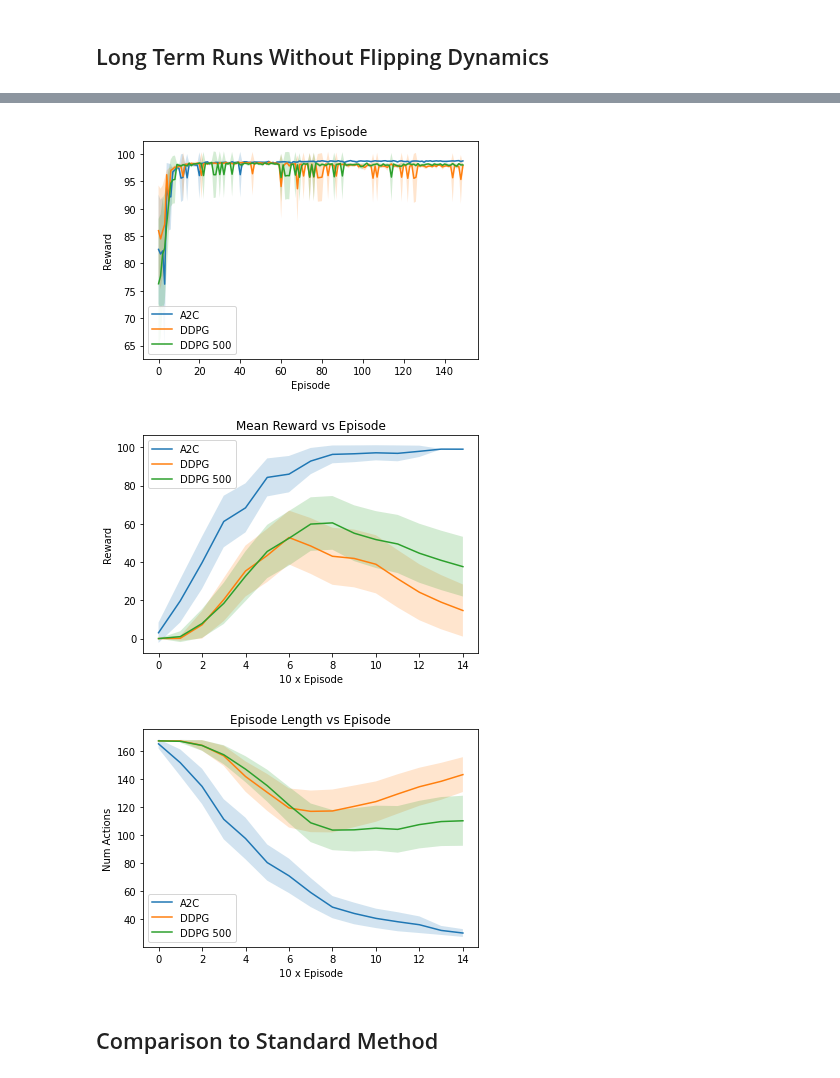
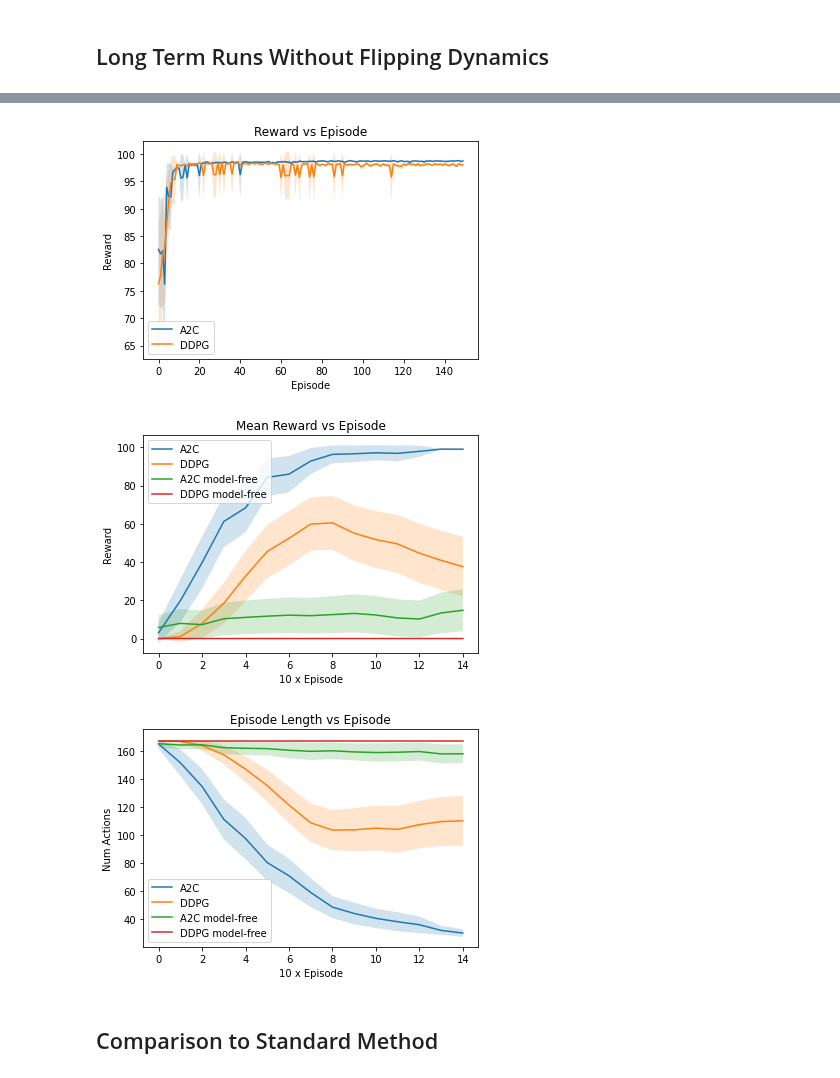
Before and after one commit to ewil32/Hybrid_Policy_Selection_DAIF, a Jupyter notebook: notebooks/habit_results_analysis.ipynb, the cells around one changed output, grey strips where cells are left out. Cells and saved outputs as stored; diff of their text form; code cells hidden in the pictures.

Commit message:
Commit pre clean up
Everything is a bit messy but this is the state of the code that produced the results that are in the paper.

```diff
--- a/notebooks/habit_results_analysis.ipynb
+++ b/notebooks/habit_results_analysis.ipynb
@@ -218,9 +218,15 @@ plot_mean_and_95_ci([hab_a2c, hab_ddpg, hab_a2c_late_state, hab_ddpg_500], group
 
 res_a2c_long = pd.read_csv("../experiment_results/A2C_long_run_agent_results.csv")
 hab_a2c_long = pd.read_csv("../experiment_results/A2C_long_run_habit_results.csv")
-res_ddpg_long = pd.read_csv("../experiment_results/DDPG_long_run_agent_results.csv")
-hab_ddpg_long = pd.read_csv("../experiment_results/DDPG_long_run_habit_results.csv")
+# res_ddpg_long = pd.read_csv("../experiment_results/DDPG_long_run_agent_results.csv")
+# hab_ddpg_long = pd.read_csv("../experiment_results/DDPG_long_run_habit_results.csv")
 
-res_ddpg_long_500 = pd.read_csv("../experiment_results/DDPG_long_run_500_buffer_agent_results.csv")
-hab_ddpg_long_500 = pd.read_csv("../experiment_results/DDPG_long_run_500_buffer_habit_results.csv")
+res_ddpg_long = pd.read_csv("../experiment_results/DDPG_long_run_500_buffer_agent_results.csv")
+hab_ddpg_long = pd.read_csv("../experiment_results/DDPG_long_run_500_buffer_habit_results.csv")
+
+mf_a2c_full = pd.read_csv("../experiment_results/mf_A2C_agent_results.csv")
+mf_a2c_test = pd.read_csv("../experiment_results/mf_A2C_habit_results.csv")
+
+mf_ddpg_full = pd.read_csv("../experiment_results/mf_ddpg_500_buffer_agent_results.csv")
+mf_ddpg_test = pd.read_csv("../experiment_results/mf_ddpg_500_buffer_habit_results.csv")
 # %%
@@ -238,17 +276,17 @@ plot_mean_and_95_ci([res_a2c_long, res_ddpg_long, res_ddpg_long_500], group_by_c
 # %%
-plot_mean_and_95_ci([res_a2c_long, res_ddpg_long, res_ddpg_long_500], group_by_col="episode", col_to_plot="total_reward", plot_labels=["A2C", "DDPG", "DDPG 500"], x_label="Episode", y_label="Reward", title="Reward vs Episode", save_path="../images/habit_nets_long_REWARD.jpg")
+plot_mean_and_95_ci([res_a2c_long, res_ddpg_long], group_by_col="episode", col_to_plot="total_reward", plot_labels=["A2C", "DDPG"], x_label="Episode", y_label="Reward", title="Reward vs Episode", save_path="../images/habit_nets_long_REWARD.jpg")
 # %% [output]
-[figure, old version]
+[figure, new version]
 # %%
-plot_mean_and_95_ci([hab_a2c_long, hab_ddpg_long, hab_ddpg_long_500], group_by_col="run_num", col_to_plot="reward", plot_labels=["A2C", "DDPG", "DDPG 500"], x_label="10 x Episode", y_label="Reward", title="Mean Reward vs Episode", save_path="../images/habit_model_long_REWARD.jpg")
+plot_mean_and_95_ci([hab_a2c_long, hab_ddpg_long, mf_a2c_test, mf_ddpg_test], group_by_col="run_num", col_to_plot="reward", plot_labels=["A2C", "DDPG", "A2C model-free", "DDPG model-free"], x_label="10 x Episode", y_label="Reward", title="Mean Reward vs Episode", save_path="../images/habit_model_long_REWARD.jpg")
 # %% [output]
-[figure, old version]
+[figure, new version]
 # %%
 # plot_median_and_95_ci([hab_a2c_long, hab_ddpg_long], group_by_col="run_num", col_to_plot="reward", plot_labels=["A2C", "DDPG"], x_label="10 x Episode", y_label="Reward", title="Mean Reward vs Episode")
 # %%
-plot_mean_and_95_ci([hab_a2c_long, hab_ddpg_long, hab_ddpg_long_500], group_by_col="run_num", col_to_plot="num_actions", plot_labels=["A2C", "DDPG", "DDPG 500"], x_label="10 x Episode", y_label="Num Actions", title="Episode Length vs Episode", save_path="../images/habit_model_long_EP_LENGTH.jpg")
+plot_mean_and_95_ci([hab_a2c_long, hab_ddpg_long, mf_a2c_test, mf_ddpg_test], group_by_col="run_num", col_to_plot="num_actions", plot_labels=["A2C", "DDPG", "A2C model-free", "DDPG model-free"], x_label="10 x Episode", y_label="Num Actions", title="Episode Length vs Episode", save_path="../images/habit_model_long_EP_LENGTH.jpg")
 # %% [output]
-[figure, old version]
+[figure, new version]
 # %% [markdown]
 ## Comparison to Standard Method
 # %%
```
Also changed, not shown: parts of 17 cells of this notebook, 48 other files.
